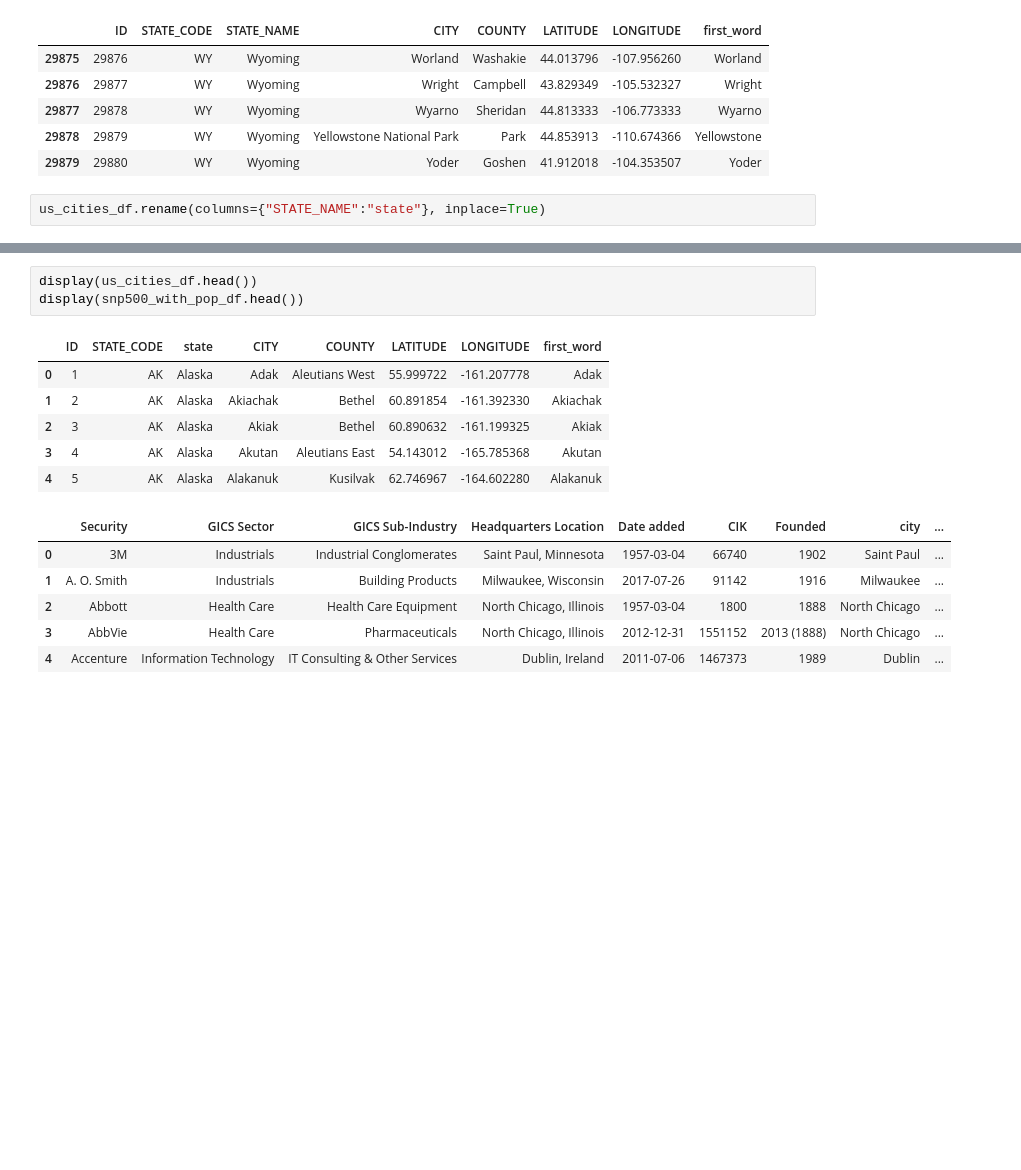
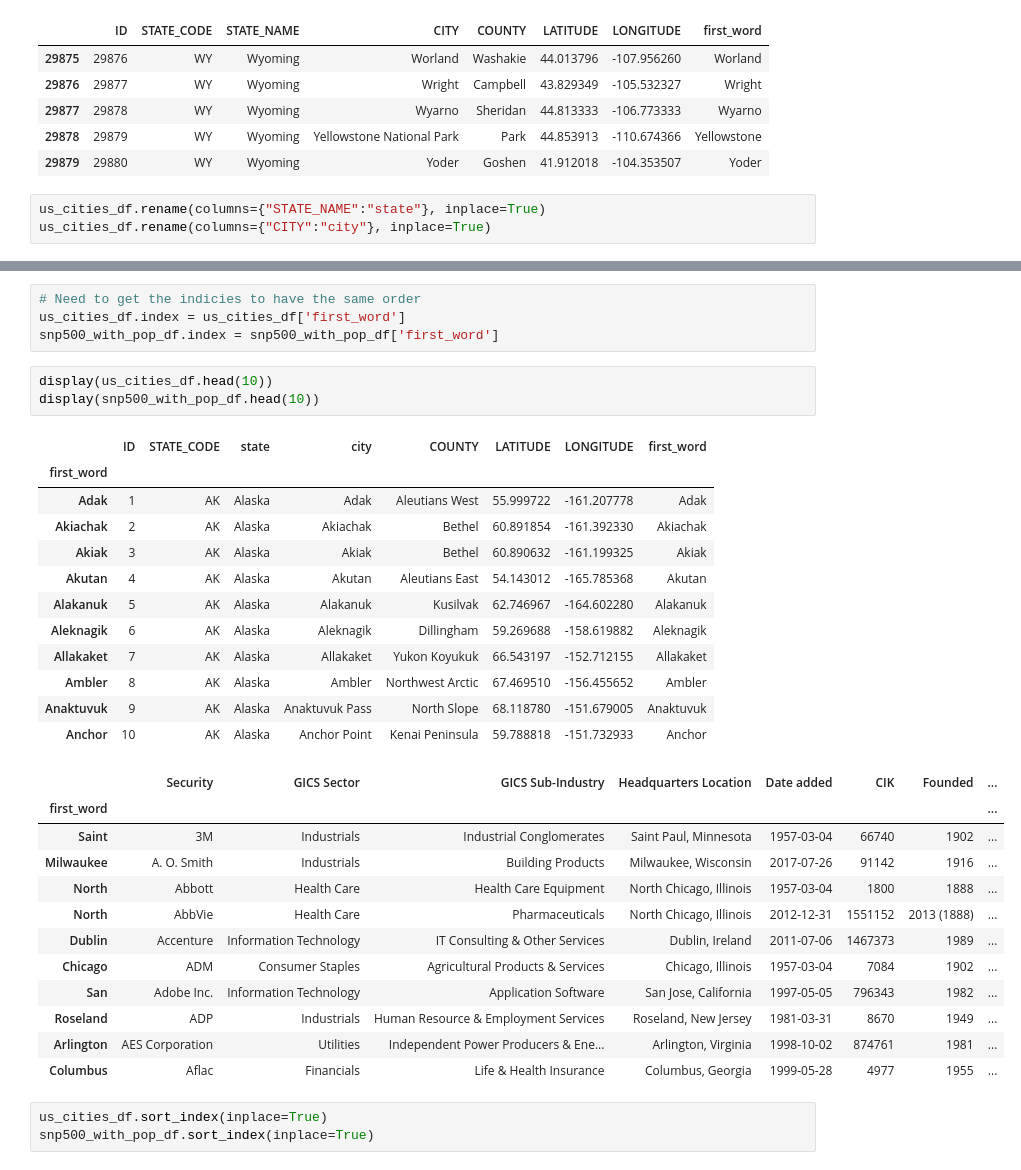
Before and after one commit to MontgomeryG/Group3Project1, a Jupyter notebook: geoplot_notebook.ipynb, the cells around one changed output, grey strips where cells are left out. Cells and saved outputs as stored; diff of their text form; blank space fills up the shorter version.

```diff
--- a/geoplot_notebook.ipynb
+++ b/geoplot_notebook.ipynb
@@ -160,3 +142,4 @@ display(us_cities_df.tail())
 | 29879 | 29880 | WY | Wyoming | Yoder | Goshen | 41.912018 | -104.353507 | Yoder |
 # %%
 us_cities_df.rename(columns={"STATE_NAME":"state"}, inplace=True)
+us_cities_df.rename(columns={"CITY":"city"}, inplace=True)
@@ -163,18 +166,37 @@ us_cities_df.rename(columns={"STATE_NAME":"state"}, inplace=True)
+# %%
+# Need to get the indicies to have the same order
+us_cities_df.index = us_cities_df['first_word']
+snp500_with_pop_df.index = snp500_with_pop_df['first_word']
 # %%
-display(us_cities_df.head())
-display(snp500_with_pop_df.head())
+display(us_cities_df.head(10))
+display(snp500_with_pop_df.head(10))
 # %% [output]
-|  | ID | STATE_CODE | state | CITY | COUNTY | LATITUDE | LONGITUDE | first_word |
-| 0 | 1 | AK | Alaska | Adak | Aleutians West | 55.999722 | -161.207778 | Adak |
-| 1 | 2 | AK | Alaska | Akiachak | Bethel | 60.891854 | -161.392330 | Akiachak |
-| 2 | 3 | AK | Alaska | Akiak | Bethel | 60.890632 | -161.199325 | Akiak |
-| 3 | 4 | AK | Alaska | Akutan | Aleutians East | 54.143012 | -165.785368 | Akutan |
-| 4 | 5 | AK | Alaska | Alakanuk | Kusilvak | 62.746967 | -164.602280 | Alakanuk |
+|  | ID | STATE_CODE | state | city | COUNTY | LATITUDE | LONGITUDE | first_word |
+| first_word |  |  |  |  |  |  |  |  |
+| Adak | 1 | AK | Alaska | Adak | Aleutians West | 55.999722 | -161.207778 | Adak |
+| Akiachak | 2 | AK | Alaska | Akiachak | Bethel | 60.891854 | -161.392330 | Akiachak |
+| Akiak | 3 | AK | Alaska | Akiak | Bethel | 60.890632 | -161.199325 | Akiak |
+| Akutan | 4 | AK | Alaska | Akutan | Aleutians East | 54.143012 | -165.785368 | Akutan |
+| Alakanuk | 5 | AK | Alaska | Alakanuk | Kusilvak | 62.746967 | -164.602280 | Alakanuk |
+| Aleknagik | 6 | AK | Alaska | Aleknagik | Dillingham | 59.269688 | -158.619882 | Aleknagik |
+| Allakaket | 7 | AK | Alaska | Allakaket | Yukon Koyukuk | 66.543197 | -152.712155 | Allakaket |
+| Ambler | 8 | AK | Alaska | Ambler | Northwest Arctic | 67.469510 | -156.455652 | Ambler |
+| Anaktuvuk | 9 | AK | Alaska | Anaktuvuk Pass | North Slope | 68.118780 | -151.679005 | Anaktuvuk |
+| Anchor | 10 | AK | Alaska | Anchor Point | Kenai Peninsula | 59.788818 | -151.732933 | Anchor |
-|  | Security | GICS Sector | GICS Sub-Industry | Headquarters Location | Date added | CIK | Founded | city | ... |
-| 0 | 3M | Industrials | Industrial Conglomerates | Saint Paul, Minnesota | 1957-03-04 | 66740 | 1902 | Saint Paul | ... |
-| 1 | A. O. Smith | Industrials | Building Products | Milwaukee, Wisconsin | 2017-07-26 | 91142 | 1916 | Milwaukee | ... |
-| 2 | Abbott | Health Care | Health Care Equipment | North Chicago, Illinois | 1957-03-04 | 1800 | 1888 | North Chicago | ... |
-| 3 | AbbVie | Health Care | Pharmaceuticals | North Chicago, Illinois | 2012-12-31 | 1551152 | 2013 (1888) | North Chicago | ... |
-| 4 | Accenture | Information Technology | IT Consulting & Other Services | Dublin, Ireland | 2011-07-06 | 1467373 | 1989 | Dublin | ... |
+|  | Security | GICS Sector | GICS Sub-Industry | Headquarters Location | Date added | CIK | Founded | ... |
+| first_word |  |  |  |  |  |  |  | ... |
+| Saint | 3M | Industrials | Industrial Conglomerates | Saint Paul, Minnesota | 1957-03-04 | 66740 | 1902 | ... |
+| Milwaukee | A. O. Smith | Industrials | Building Products | Milwaukee, Wisconsin | 2017-07-26 | 91142 | 1916 | ... |
+| North | Abbott | Health Care | Health Care Equipment | North Chicago, Illinois | 1957-03-04 | 1800 | 1888 | ... |
+| North | AbbVie | Health Care | Pharmaceuticals | North Chicago, Illinois | 2012-12-31 | 1551152 | 2013 (1888) | ... |
+| Dublin | Accenture | Information Technology | IT Consulting & Other Services | Dublin, Ireland | 2011-07-06 | 1467373 | 1989 | ... |
+| Chicago | ADM | Consumer Staples | Agricultural Products & Services | Chicago, Illinois | 1957-03-04 | 7084 | 1902 | ... |
+| San | Adobe Inc. | Information Technology | Application Software | San Jose, California | 1997-05-05 | 796343 | 1982 | ... |
+| Roseland | ADP | Industrials | Human Resource & Employment Services | Roseland, New Jersey | 1981-03-31 | 8670 | 1949 | ... |
+| Arlington | AES Corporation | Utilities | Independent Power Producers & Ene... | Arlington, Virginia | 1998-10-02 | 874761 | 1981 | ... |
+| Columbus | Aflac | Financials | Life & Health Insurance | Columbus, Georgia | 1999-05-28 | 4977 | 1955 | ... |
+# %%
+us_cities_df.sort_index(inplace=True)
+snp500_with_pop_df.sort_index(inplace=True)
 # %%
 # Merge datasets by State THEN by First Word of city
```
Also changed, not shown: parts of 27 cells of this notebook, 3 other files.
